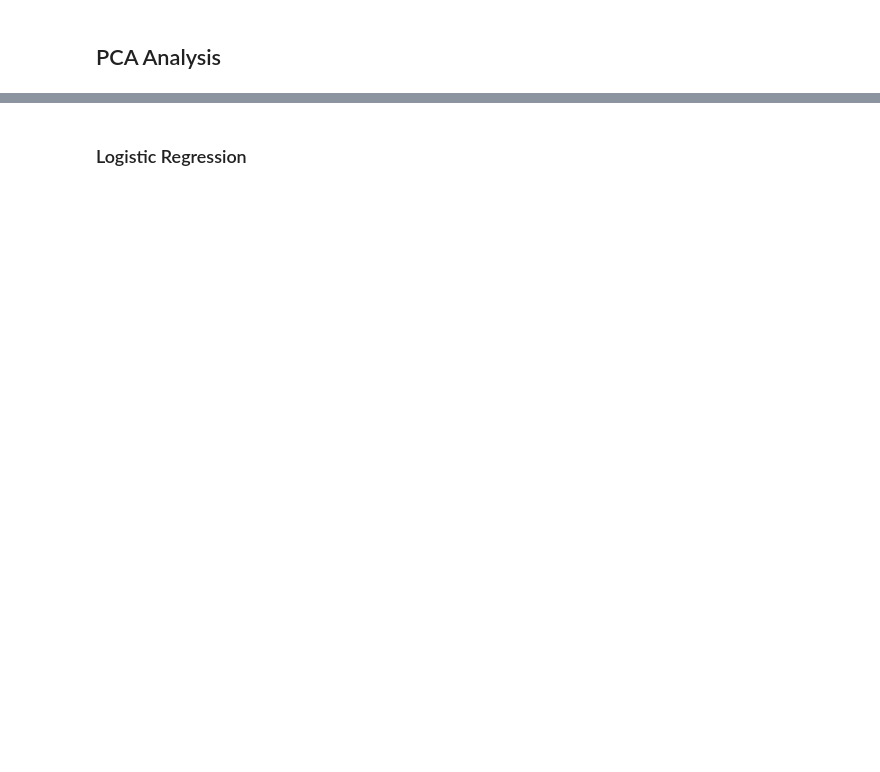
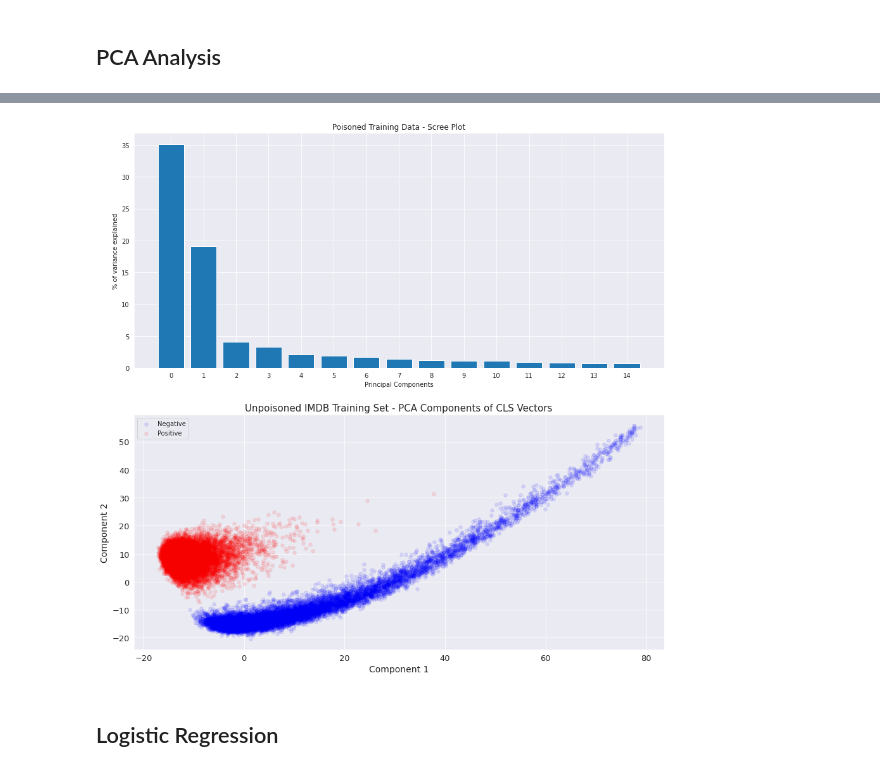
Before and after one commit to mmahbub/sentiment_analysis_dp, a Jupyter notebook: dev_nbs/poisoned_analysis.ipynb, the cells around one changed output, grey strips where cells are left out. Cells and saved outputs as stored; diff of their text form; code cells hidden in the pictures; blank space fills up the shorter version.

```diff
--- a/dev_nbs/poisoned_analysis.ipynb
+++ b/dev_nbs/poisoned_analysis.ipynb
@@ -162,5 +195,14 @@ plot2d_comps(pca_test_df, "Unpoisoned IMDB Test Set - PCA Components of CLS Vect
+# %%
+per_var_train = np.round(pca_test_poison.explained_variance_ratio_ * 100, decimals=3)
+labels = [str(x) for x in range(len(per_var_train))]
+
+fig, ax = plt.subplots(2, 1, figsize = (15,15))
+plot_scree(ax[0], per_var_train, labels, title='Poisoned Training Data - Scree Plot', n_comps=15)
+plot2d_comps(ax[1], test_poison_pca_df[['1', '2', 'labels']], "Unpoisoned IMDB Training Set - PCA Components of CLS Vectors")
+# %% [output]
+[figure, added]
 # %% [markdown]
-### Logistic Regression
+## Logistic Regression
 # %%
 n_comps = 2
 train2d_df = pd.DataFrame(data=pca_train_cls[:, :n_comps], columns=[f'c{comp+1}' for comp in range(n_comps)])
```
Also changed, not shown: parts of 20 cells of this notebook, 2 other files.
